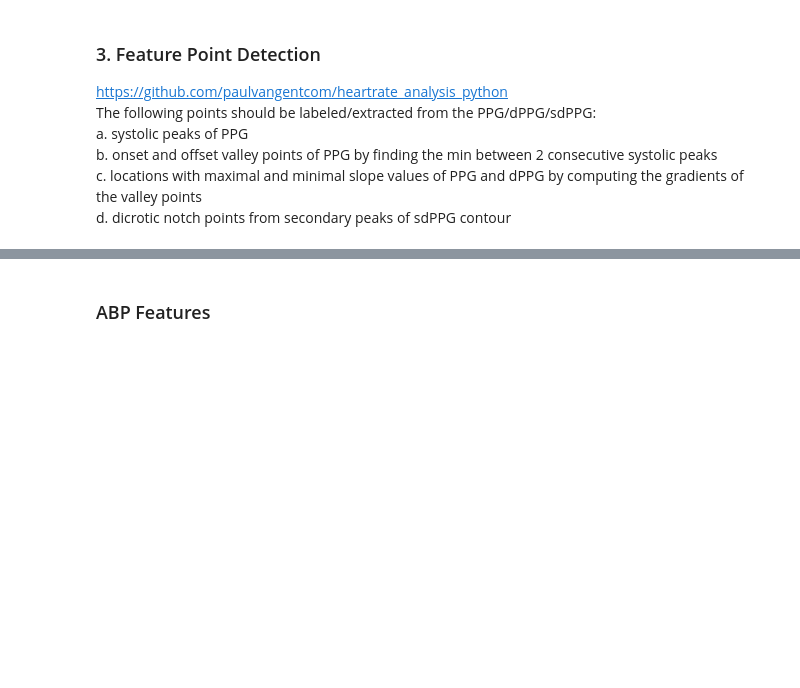
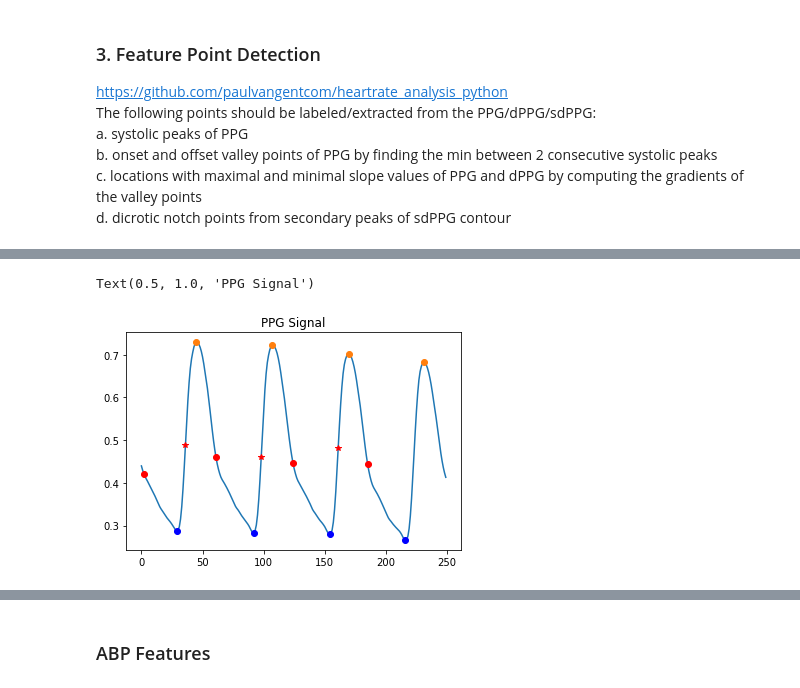
Before and after one commit to anr22156/VT_SeniorDesign, a Jupyter notebook: Algorithm_practice.ipynb, the cells around one changed output, grey strips where cells are left out. Drawn from its saved outputs; the diff is of its cells as text; code cells hidden in the pictures; blank space fills up the shorter version.

```diff
--- a/Algorithm_practice.ipynb
+++ b/Algorithm_practice.ipynb
@@ -450,10 +463,14 @@ dicrotic_notch = [PPG_norm[i] for i in dicrotic_notch_idx]
 # %%
 ##EXAMPLES FOR HELP
 plt.plot(PPG_norm[:250])
 plt.plot(systolic_peak_idx[:4],systolic_peak[:4],'o')
 plt.plot(ppg_valley_point_idx[:4],ppg_valley_point[:4],'bo')
 plt.plot(slopeval_ppg_idx[:3],slopeval_ppg[:3],'r*')
 plt.plot(dicrotic_notch_idx[:4],dicrotic_notch[:4],'ro')
+plt.title('PPG Signal')
+# %% [output]
+Text(0.5, 1.0, 'PPG Signal')
+[figure, added]
 # %%
 plt.plot(PPG_d[:200])
 plt.plot(slopeval_dppg_idx[0:3],slopeval_dppg[0:3],'r*')
```
Also changed, not shown: parts of 41 cells of this notebook, 2 other files.
